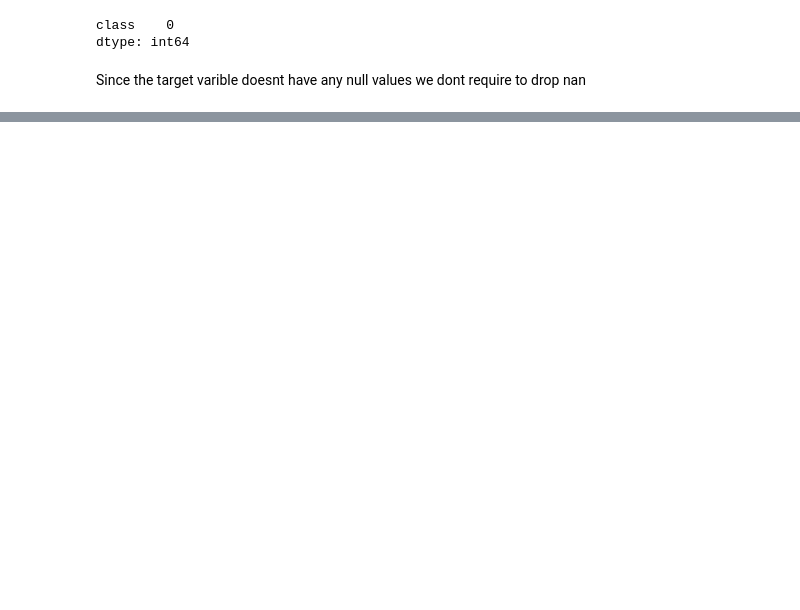
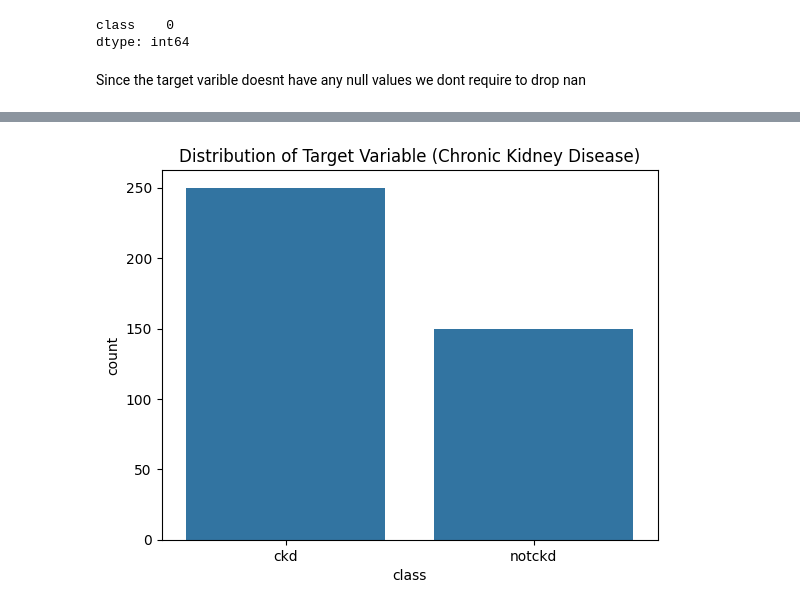
Before and after one commit to AnnsTomy/Chronic_kidney_disease_ML, a Jupyter notebook: 22033815_KIDNEY_DISEASE (1).ipynb, the cells around one changed output, grey strips where cells are left out. Saved outputs shown, nothing was run; the diff lists cells and outputs as text; code cells hidden in the pictures; blank space fills up the shorter version.

```diff
--- a/22033815_KIDNEY_DISEASE (1).ipynb
+++ b/22033815_KIDNEY_DISEASE (1).ipynb
@@ -97,0 +206,6 @@ Since the target varible doesnt have any null values we dont require to drop nan
+# %%
+# Replace 'ckd\t' with 'ckd'
+y_kidney['class'] = y_kidney['class'].replace('ckd\t', 'ckd')
+
+# Verify the replacement
+print(y_kidney['class'].unique())
@@ -97,0 +219,7 @@ Since the target varible doesnt have any null values we dont require to drop nan
+# %%
+# Plot distribution of target variable (class column in y_kidney)
+sns.countplot(x=y_kidney['class'])
+plt.title("Distribution of Target Variable (Chronic Kidney Disease)")
+plt.show()
+# %% [output]
+[figure, added]
```
Also changed, not shown: parts of 26 cells of this notebook.
